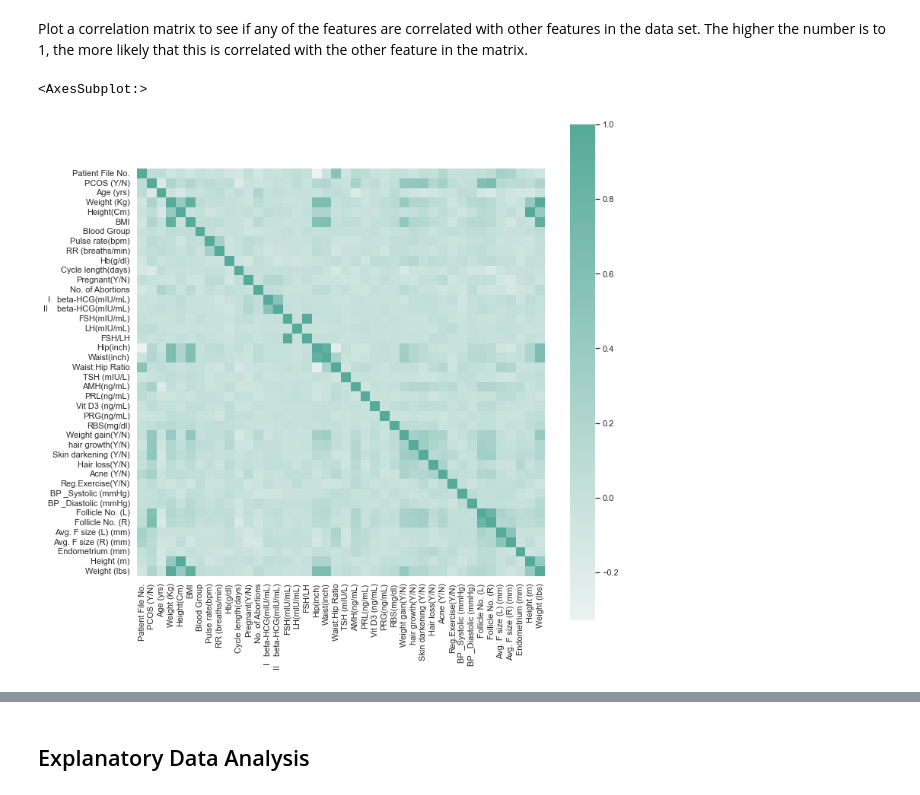
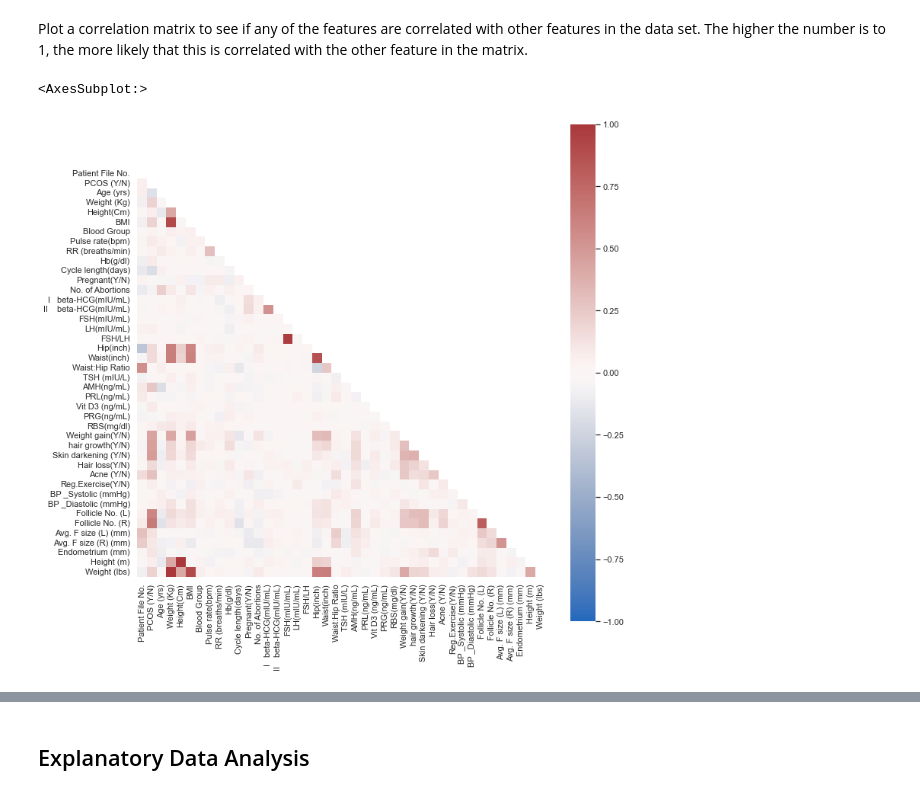
Before and after one commit to powellsarahbeth/PCOS_EDA, a Jupyter notebook: PCOS_Analysis.ipynb, the cells around one changed output, grey strips where cells are left out. Cells and saved outputs as stored; diff of their text form; code cells hidden in the pictures.

Commit message:
Adding all files to Git Repo. Changes to PCOS_Analysis: Added ANOVA, Cleaned up Heatmap Seaborn plot. Next up, clean up Anova, answer questions 2 and 3.

```diff
--- a/PCOS_Analysis.ipynb
+++ b/PCOS_Analysis.ipynb
@@ -325,7 +326,7 @@ PCOS_woinf['AMH(ng/mL)'] = PCOS_woinf['AMH(ng/mL)'].fillna(PCOS_woinf['AMH(ng/mL
  - `Fast Food (Y/N)`
  - `Reg.Exercise (Y/N)`
 # %%
-PCOS_woinf['PCOS (Y/N)'] = PCOS_woinf['PCOS (Y/N)'].astype('bool')
+#PCOS_woinf['PCOS (Y/N)'] = PCOS_woinf['PCOS (Y/N)'].astype('bool')
 PCOS_woinf['Pregnant(Y/N)'] = PCOS_woinf['Pregnant(Y/N)'].astype('bool')
 PCOS_woinf['Weight gain(Y/N)'] = PCOS_woinf['Weight gain(Y/N)'].astype('bool')
 PCOS_woinf['hair growth(Y/N)'] = PCOS_woinf['hair growth(Y/N)'].astype('bool')
@@ -344,15 +345,3 @@ PCOS_woinf['Reg.Exercise(Y/N)'] = PCOS_woinf['Reg.Exercise(Y/N)'].astype('bool')
     - `BP Diastolic`
     - `Follicle L`
     - `Follicle R`
-# %%
-PCOS_woinf['Patient File No.'] = pd.to_numeric(PCOS_woinf['Patient File No.'], errors = 'coerce').astype('int64')
-PCOS_woinf['Age (yrs)'] = pd.to_numeric(PCOS_woinf['Age (yrs)'], errors = 'coerce').astype('int64')
-PCOS_woinf['Blood Group'] = pd.to_numeric(PCOS_woinf['Blood Group'], errors = 'coerce').astype('int64')
-PCOS_woinf['Pulse rate(bpm)'] = pd.to_numeric(PCOS_woinf['Pulse rate(bpm)'], errors = 'coerce').astype('int64')
-PCOS_woinf['RR (breaths/min)'] = pd.to_numeric(PCOS_woinf['RR (breaths/min)'], errors = 'coerce').astype('int64')
-PCOS_woinf['Cycle length(days)'] = pd.to_numeric(PCOS_woinf['Cycle length(days)'], errors = 'coerce').astype('int64')
-PCOS_woinf['No. of Abortions'] = pd.to_numeric(PCOS_woinf['No. of Abortions'], errors = 'coerce').astype('int64')
-PCOS_woinf['BP _Systolic (mmHg)'] = pd.to_numeric(PCOS_woinf['BP _Systolic (mmHg)'], errors = 'coerce').astype('int64')
-PCOS_woinf['BP _Diastolic (mmHg)'] = pd.to_numeric(PCOS_woinf['BP _Diastolic (mmHg)'], errors = 'coerce').astype('int64')
-PCOS_woinf['Follicle No. (L)'] = pd.to_numeric(PCOS_woinf['Follicle No. (L)'], errors = 'coerce').astype('int64')
-PCOS_woinf['Avg. F size (R) (mm)'] = pd.to_numeric(PCOS_woinf['Avg. F size (R) (mm)'], errors = 'coerce').astype('int64')
@@ -435,9 +429,10 @@ light = sns.color_palette("light:#5A9", as_cmap=True)
 # %% [markdown]
 Plot a correlation matrix to see if any of the features are correlated with other features in the data set. The higher the number is to 1, the more likely that this is correlated with the other feature in the matrix.
 # %%
-coorelation_matrix = PCOS_woinf.corr()
+coorelation_matrix = PCOS_woinf.corr().round(2)
+mask = np.triu(np.ones_like(coorelation_matrix))
 plt.subplots(figsize = (12, 12))
-sns.heatmap(coorelation_matrix, cmap = light, square = True)
+sns.heatmap(coorelation_matrix, vmax = 1, vmin = -1, cmap = "vlag", square = True, mask = mask)
 # %% [output]
 <AxesSubplot:>
-[figure, old version]
+[figure, new version]
```
Also changed, not shown: parts of 45 cells of this notebook, 5 other files.
